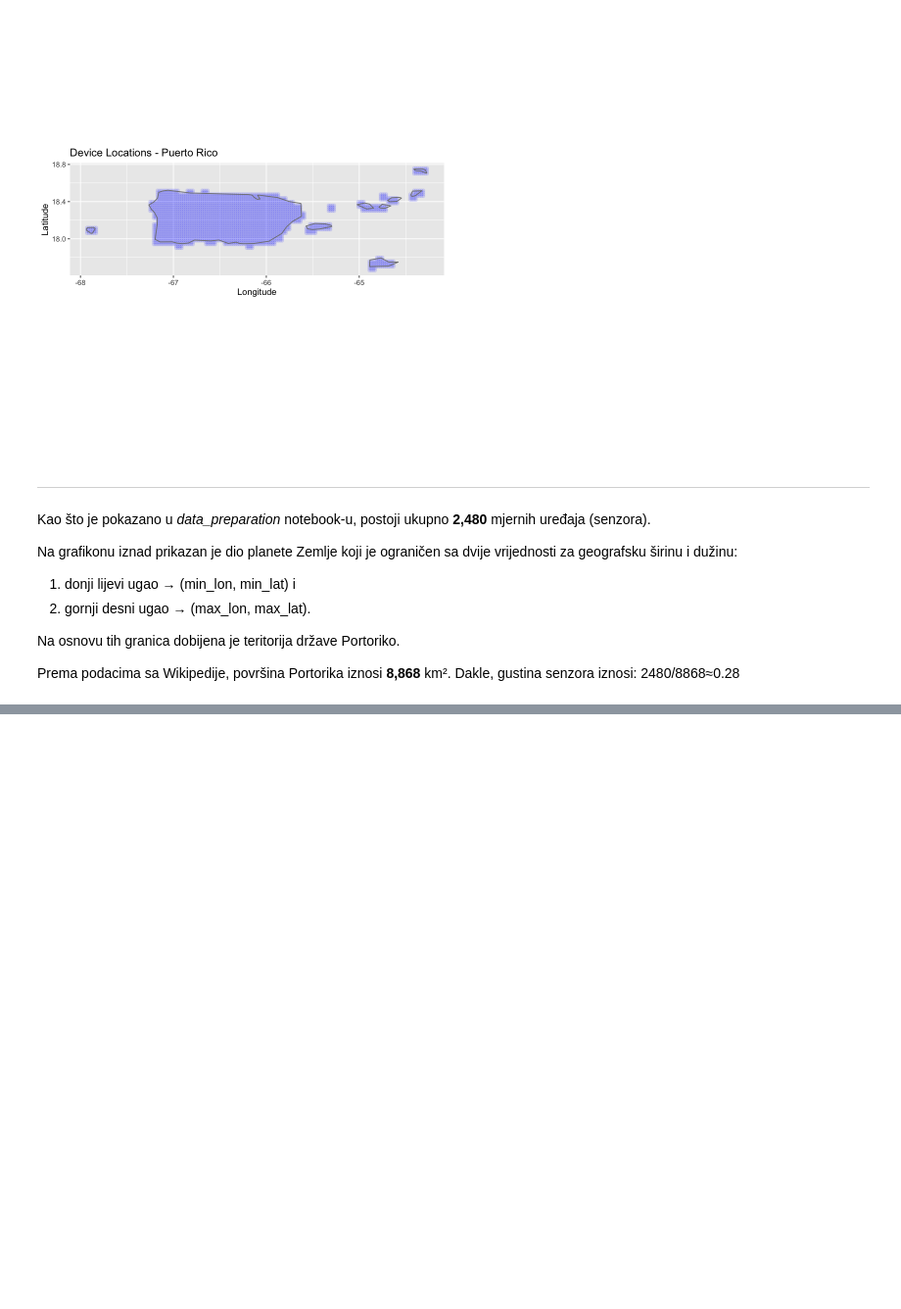
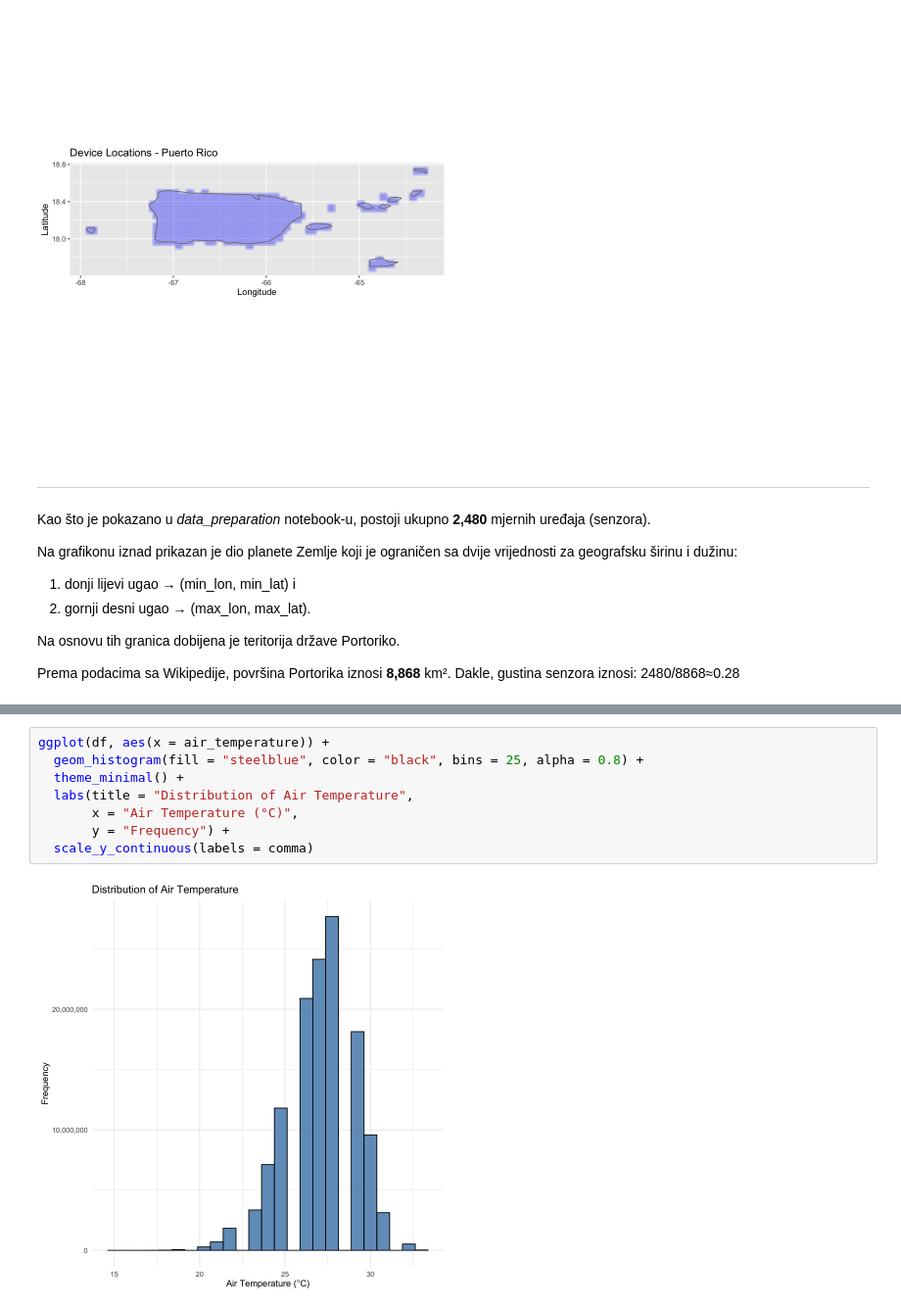
Before and after one commit to rbojan2000/nrel-hpc, a Jupyter notebook: notebooks/exploratory_analysis.ipynb, the cells around one changed output, grey strips where cells are left out. Shown at 98% size. Drawn from its saved outputs; the diff is of its cells as text; blank space fills up the shorter version.

```diff
--- a/notebooks/exploratory_analysis.ipynb
+++ b/notebooks/exploratory_analysis.ipynb
@@ -142,0 +173,10 @@ write.csv(summary_stats, SUMMARY_STATS_PATH, row.names = FALSE)
+# %%
+ggplot(df, aes(x = air_temperature)) +
+  geom_histogram(fill = "steelblue", color = "black", bins = 25, alpha = 0.8) +
+  theme_minimal() +
+  labs(title = "Distribution of Air Temperature",
+       x = "Air Temperature (°C)",
+       y = "Frequency") +
+  scale_y_continuous(labels = comma)
+# %% [output]
+[figure, added]
```
Also changed, not shown: parts of 28 cells of this notebook, 1 other file.
